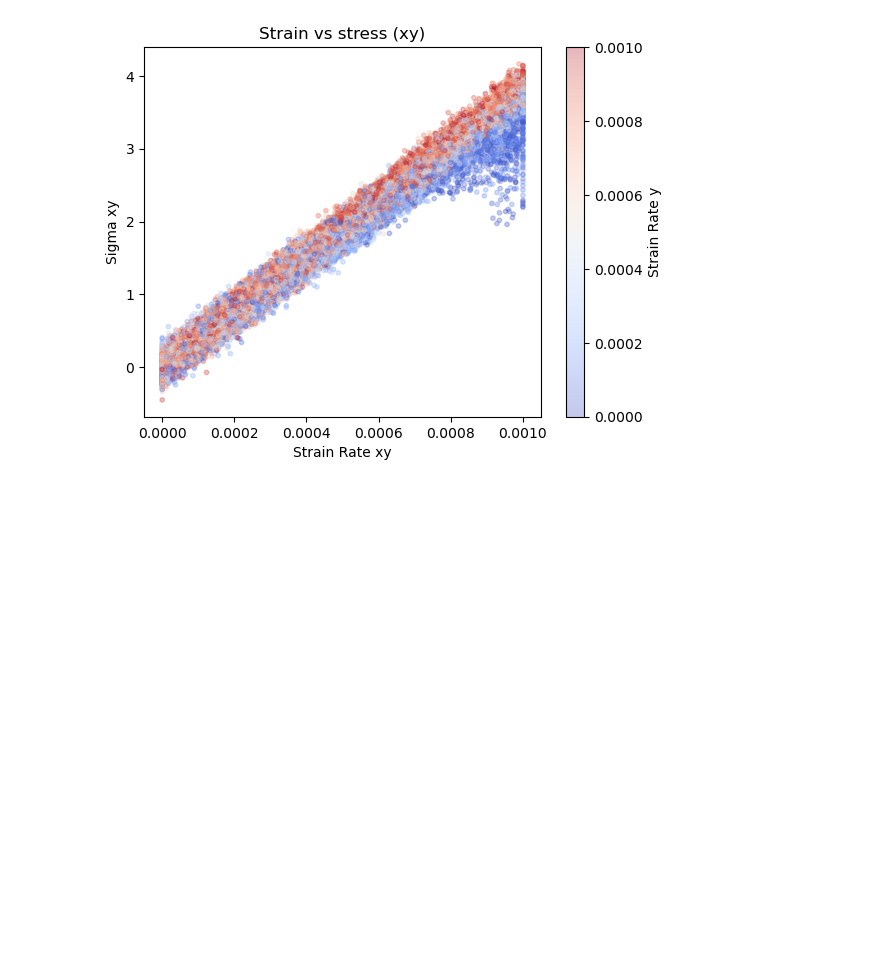
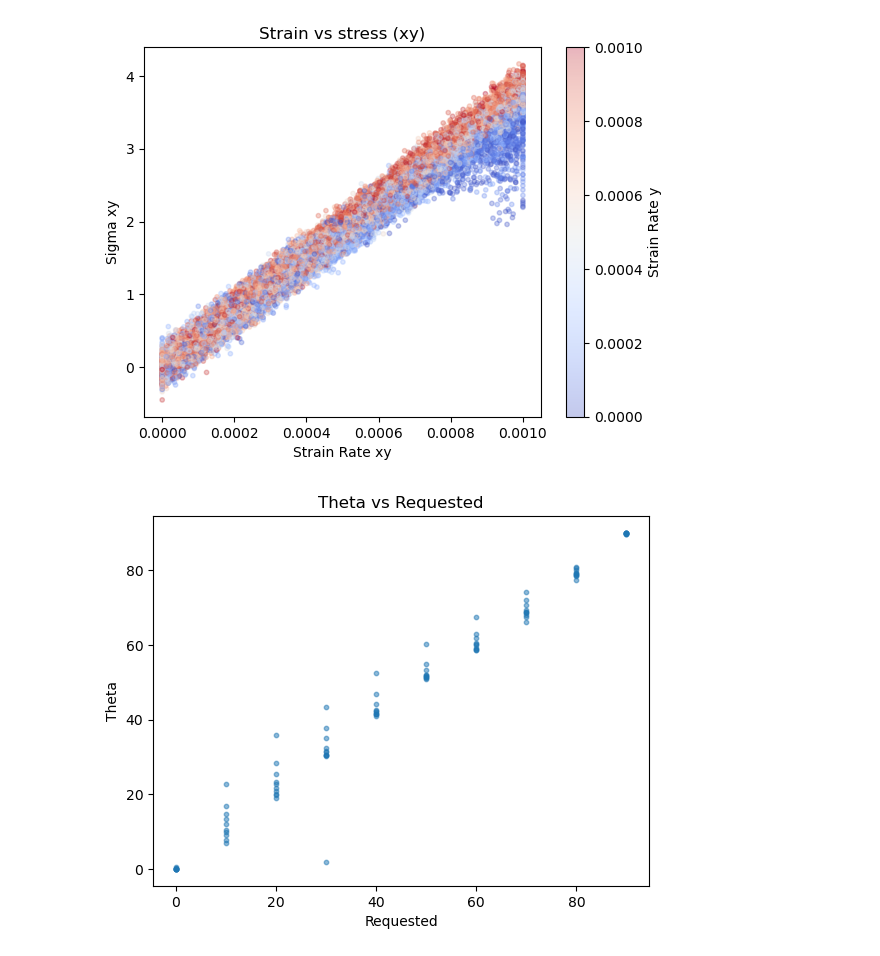
Before and after one commit to abon11/Graphene_Strength_Surface, a Jupyter notebook: stress_strain.ipynb, the cells around one changed output. Cells and saved outputs as stored; diff of their text form; code cells hidden in the pictures; blank space fills up the shorter version.

```diff
--- a/stress_strain.ipynb
+++ b/stress_strain.ipynb
@@ -138,3 +138,41 @@ plt.colorbar(label=f"Strain Rate {colorby}")  # add color legend
 plt.show()
 # %% [output]
 [figure]
+# %%
+import pandas as pd
+import local_config
+import matplotlib.pyplot as plt
+import numpy as np
+
+df = pd.read_csv(f'{local_config.DATA_DIR}/rotation_tests/all_simulations.csv')
+df['Theta'] = df['Theta'].apply(lambda x: min(x, 180 - x))  # keep thetas in bounds
+
+def compute_ratio_theta(row):
+    matrix = np.array([
+        [row['Strength x'], row['Strength xy'], row['Strength xz']],
+        [row['Strength xy'], row['Strength y'], row['Strength yz']],
+        [row['Strength xz'], row['Strength yz'], row['Strength z']]
+    ])
+
+    vals, vecs = np.linalg.eigh(matrix)
+    vals = vals[::-1]
+    vecs = vecs[:, ::-1]
+
+    ratio = vals[1] / vals[0]
+    theta_deg = np.degrees(np.arctan2(vecs[1, 0], vecs[0, 0])) % 180
+    theta = min(theta_deg, 180 - theta_deg)
+
+    return pd.Series([ratio, theta], index=['Sigma_Ratio', 'Theta'])
+
+# Apply to DataFrame
+df[['Sigma_Ratio', 'Theta_computed']] = df.apply(compute_ratio_theta, axis=1)
+
+
+plt.scatter(df[f"Theta Requested"], df[f"Theta_computed"], alpha=0.5, s=10)
+
+plt.xlabel(f"Requested")
+plt.ylabel(f"Theta")
+plt.title(f"Theta vs Requested")
+plt.show()
+# %% [output]
+[figure, added]
```
Also changed, not shown: 1 other file.
